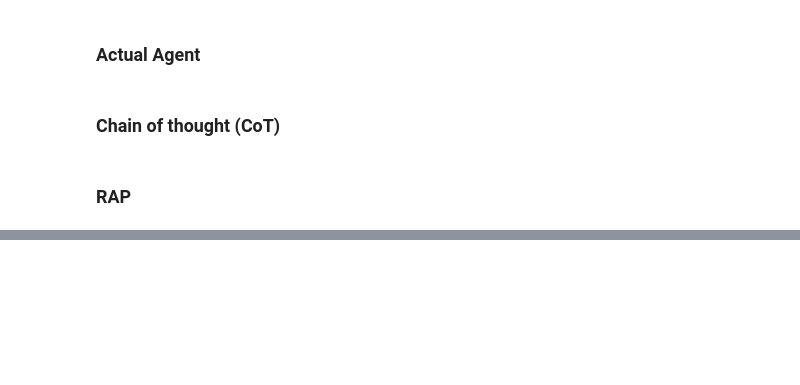
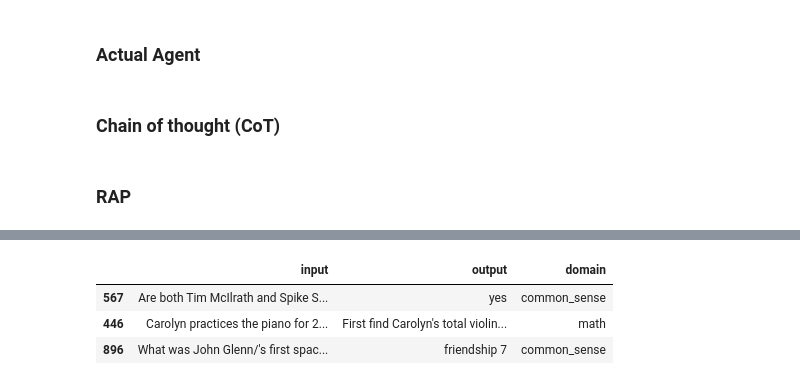
Before and after one commit to Anvith-Thumma/CSE-476-Final-Project, a Jupyter notebook: agent.ipynb, the cells around one changed output, grey strips where cells are left out. Cells and saved outputs as stored; diff of their text form; code cells hidden in the pictures; blank space fills up the shorter version.

```diff
--- a/agent.ipynb
+++ b/agent.ipynb
@@ -109,0 +134,8 @@ Think step by step and output the answer with the following format: Final answer
+# %%
+sample_questions = df_dev.sample(3, random_state = 1225074669)
+sample_questions
+# %% [output]
+|  | input | output | domain |
+| 567 | Are both Tim McIlrath and Spike S... | yes | common_sense |
+| 446 | Carolyn practices the piano for 2... | First find Carolyn's total violin... | math |
+| 896 | What was John Glenn/'s first spac... | friendship 7 | common_sense |
```
Also changed, not shown: parts of 7 cells of this notebook.
